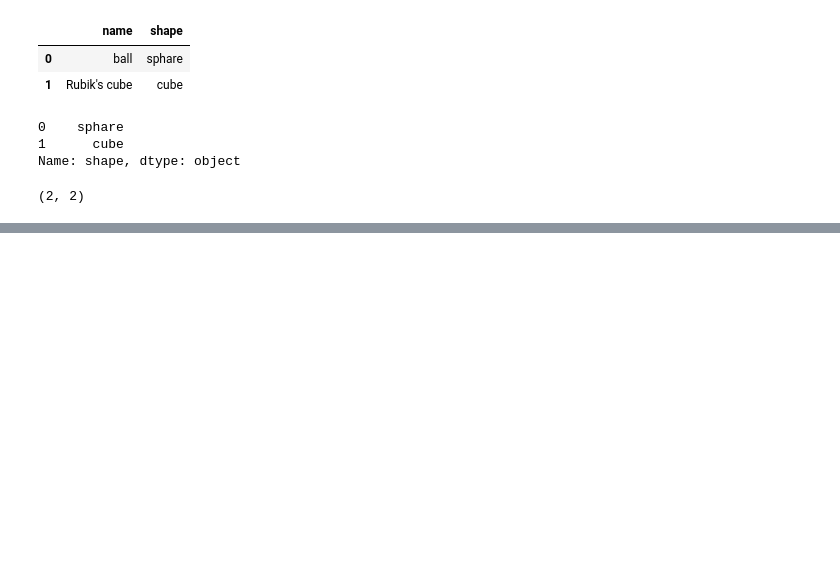
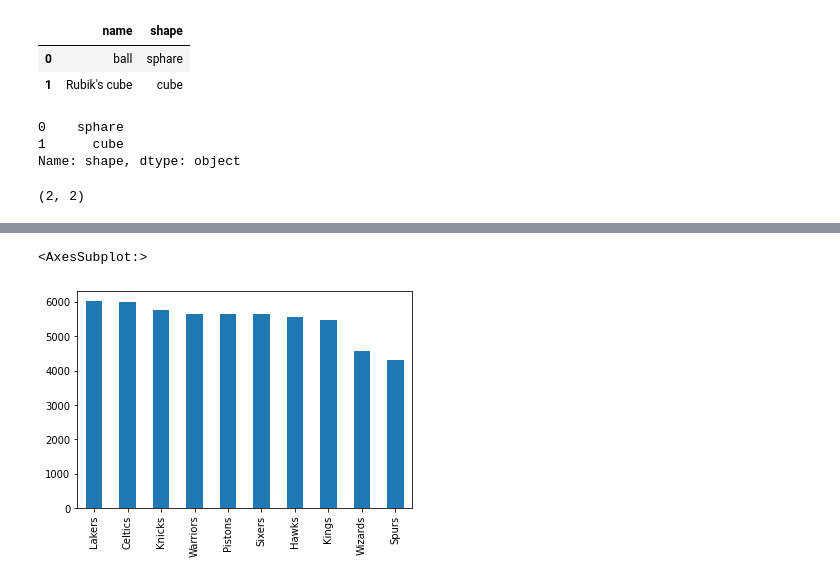
Before and after one commit to ainajefelina/Studi-Independen, a Jupyter notebook: Sesi 5/Summary.ipynb, the cells around one changed output, grey strips where cells are left out. Drawn from its saved outputs; the diff is of its cells as text; code cells hidden in the pictures; blank space fills up the shorter version.

```diff
--- a/Sesi 5/Summary.ipynb
+++ b/Sesi 5/Summary.ipynb
@@ -359,0 +1030,5 @@ toys.shape
+# %%
+nba["fran_id"].value_counts().head(10).plot(kind='bar')
+# %% [output]
+<AxesSubplot:>
+[figure, added]
```
Also changed, not shown: parts of 110 cells of this notebook.
